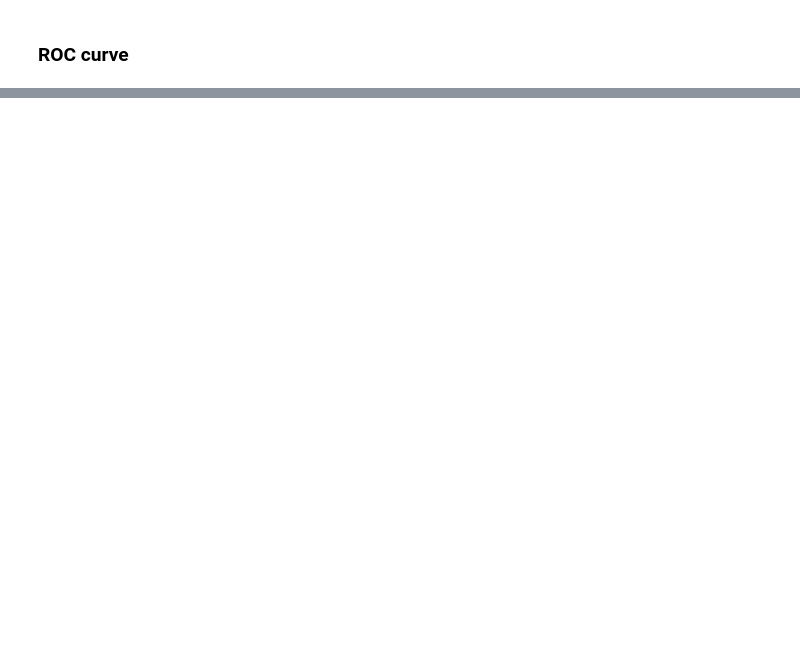
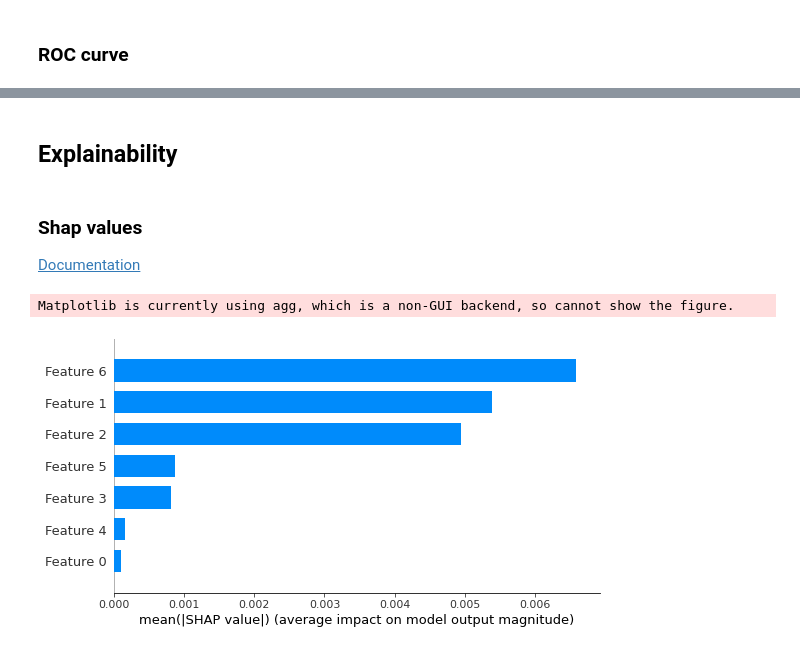
Before and after one commit to IsaiasGutierrezCruz/ChallengePretermMicrobiome, a Jupyter notebook: ExampleFlowModeling.ipynb, the cells around one changed output, grey strips where cells are left out. Cells and saved outputs as stored; diff of their text form; code cells hidden in the pictures; blank space fills up the shorter version.

```diff
--- a/ExampleFlowModeling.ipynb
+++ b/ExampleFlowModeling.ipynb
@@ -76,0 +252,5 @@ fig_roc_auc = plot_roc_auc(actual_target, predicted_target)
+# %% [markdown]
+## Explainability
+# %% [markdown]
+### Shap values
+[Documentation](https://shap.readthedocs.io/en/latest/index.html)
@@ -76,0 +259,13 @@ fig_roc_auc = plot_roc_auc(actual_target, predicted_target)
+# %%
+explainer = shap.TreeExplainer(
+    final_xgb,
+    X_train,
+    model_output='probability'
+)
+# %%
+shap_values = explainer.shap_values(X_train)
+# %%
+shap.summary_plot(shap_values, plot_type="bar")
+# %% [output]
+Matplotlib is currently using agg, which is a non-GUI backend, so cannot show the figure.
+[figure, added]
```
Also changed, not shown: parts of 38 cells of this notebook, 2 other files.
